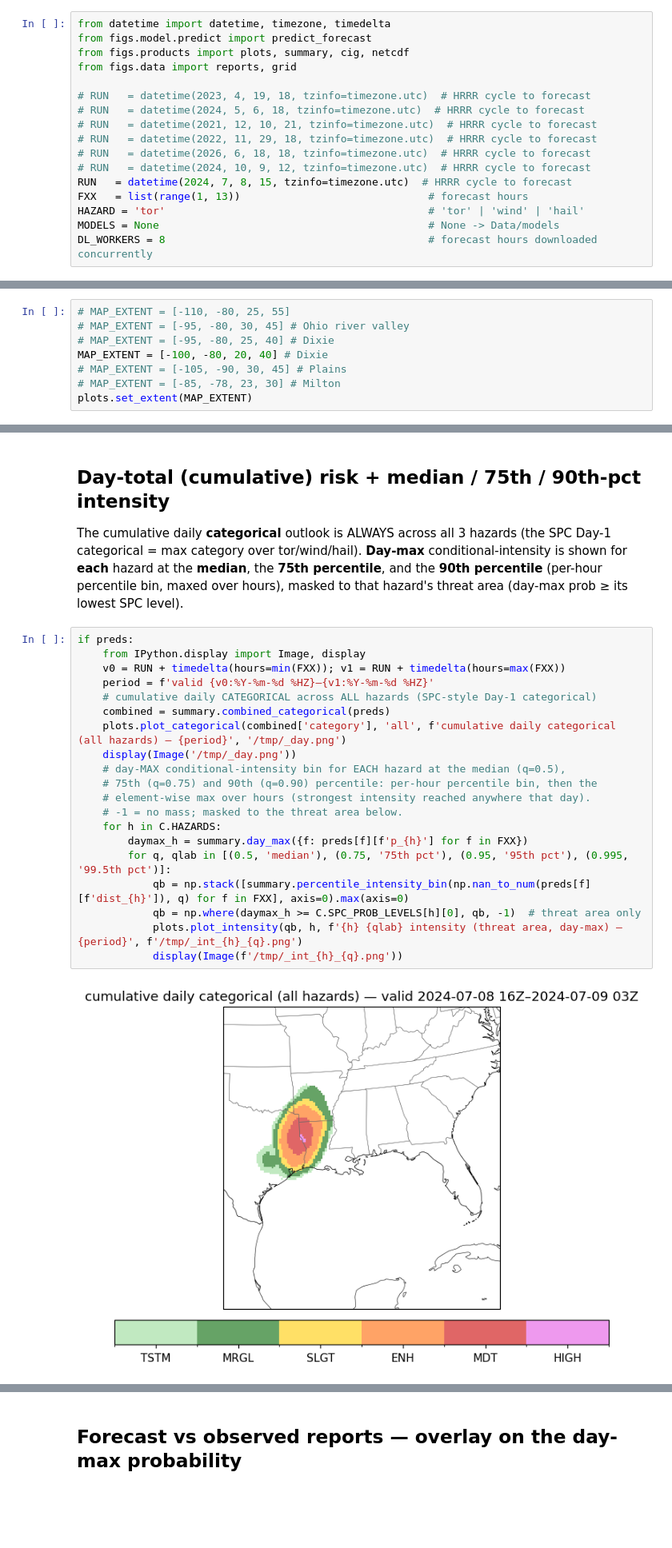
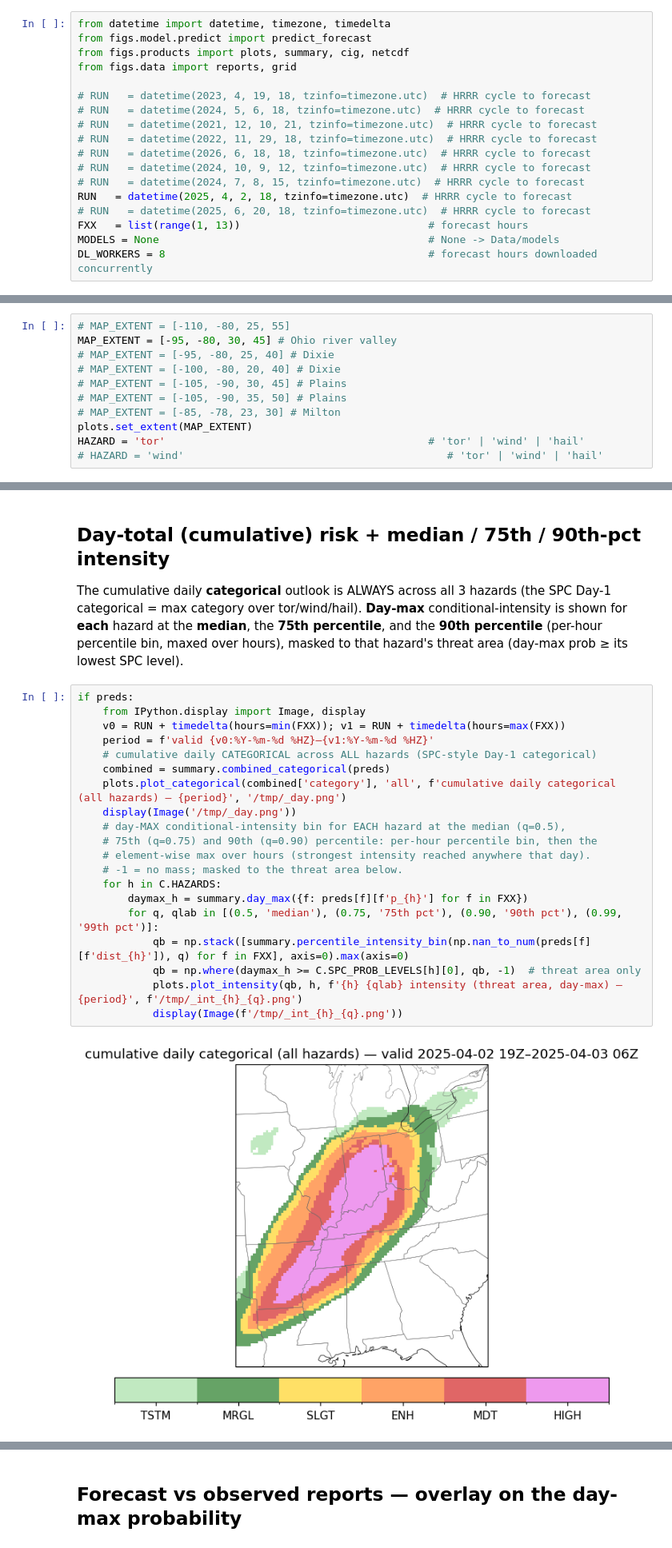
Before and after one commit to jwthiesing/FIGS, a Jupyter notebook: notebooks/01_case_analysis.ipynb, the cells around one changed output, grey strips where cells are left out. Shown at 80% size. Drawn from its saved outputs; the diff is of its cells as text; blank space fills up the shorter version.

```diff
--- a/notebooks/01_case_analysis.ipynb
+++ b/notebooks/01_case_analysis.ipynb
@@ -21,9 +21,10 @@ from figs.data import reports, grid
 # RUN   = datetime(2022, 11, 29, 18, tzinfo=timezone.utc)  # HRRR cycle to forecast
 # RUN   = datetime(2026, 6, 18, 18, tzinfo=timezone.utc)  # HRRR cycle to forecast
 # RUN   = datetime(2024, 10, 9, 12, tzinfo=timezone.utc)  # HRRR cycle to forecast
-RUN   = datetime(2024, 7, 8, 15, tzinfo=timezone.utc)  # HRRR cycle to forecast
+# RUN   = datetime(2024, 7, 8, 15, tzinfo=timezone.utc)  # HRRR cycle to forecast
+RUN   = datetime(2025, 4, 2, 18, tzinfo=timezone.utc)  # HRRR cycle to forecast
+# RUN   = datetime(2025, 6, 20, 18, tzinfo=timezone.utc)  # HRRR cycle to forecast
 FXX   = list(range(1, 13))                              # forecast hours
-HAZARD = 'tor'                                          # 'tor' | 'wind' | 'hail'
 MODELS = None                                           # None -> Data/models
 DL_WORKERS = 8                                          # forecast hours downloaded concurrently
 # %% [markdown]
@@ -49,12 +81,15 @@ in its own cell AFTER predict so you can re-tune the zoom and re-run just the pl
 without re-forecasting. `None` lets cartopy auto-fit the FIGS grid.
 # %%
 # MAP_EXTENT = [-110, -80, 25, 55]
-# MAP_EXTENT = [-95, -80, 30, 45] # Ohio river valley
+MAP_EXTENT = [-95, -80, 30, 45] # Ohio river valley
 # MAP_EXTENT = [-95, -80, 25, 40] # Dixie
-MAP_EXTENT = [-100, -80, 20, 40] # Dixie
+# MAP_EXTENT = [-100, -80, 20, 40] # Dixie
 # MAP_EXTENT = [-105, -90, 30, 45] # Plains
+# MAP_EXTENT = [-105, -90, 35, 50] # Plains
 # MAP_EXTENT = [-85, -78, 23, 30] # Milton
 plots.set_extent(MAP_EXTENT)
+HAZARD = 'tor'                                          # 'tor' | 'wind' | 'hail'
+# HAZARD = 'wind'                                          # 'tor' | 'wind' | 'hail'
 # %% [markdown]
 ## Per-forecast-hour SPC-style probability map
 # %%
@@ -78,22 +113,22 @@ The cumulative daily **categorical** outlook is ALWAYS across all 3 hazards (the
 # %%
 if preds:
     from IPython.display import Image, display
     v0 = RUN + timedelta(hours=min(FXX)); v1 = RUN + timedelta(hours=max(FXX))
     period = f'valid {v0:%Y-%m-%d %HZ}–{v1:%Y-%m-%d %HZ}'
     # cumulative daily CATEGORICAL across ALL hazards (SPC-style Day-1 categorical)
     combined = summary.combined_categorical(preds)
     plots.plot_categorical(combined['category'], 'all', f'cumulative daily categorical (all hazards) — {period}', '/tmp/_day.png')
     display(Image('/tmp/_day.png'))
     # day-MAX conditional-intensity bin for EACH hazard at the median (q=0.5),
     # 75th (q=0.75) and 90th (q=0.90) percentile: per-hour percentile bin, then the
     # element-wise max over hours (strongest intensity reached anywhere that day).
     # -1 = no mass; masked to the threat area below.
     for h in C.HAZARDS:
         daymax_h = summary.day_max({f: preds[f][f'p_{h}'] for f in FXX})
-        for q, qlab in [(0.5, 'median'), (0.75, '75th pct'), (0.95, '95th pct'), (0.995, '99.5th pct')]:
+        for q, qlab in [(0.5, 'median'), (0.75, '75th pct'), (0.90, '90th pct'), (0.99, '99th pct')]:
             qb = np.stack([summary.percentile_intensity_bin(np.nan_to_num(preds[f][f'dist_{h}']), q) for f in FXX], axis=0).max(axis=0)
             qb = np.where(daymax_h >= C.SPC_PROB_LEVELS[h][0], qb, -1)  # threat area only
             plots.plot_intensity(qb, h, f'{h} {qlab} intensity (threat area, day-max) — {period}', f'/tmp/_int_{h}_{q}.png')
             display(Image(f'/tmp/_int_{h}_{q}.png'))
 # %% [output]
-[figure, old version]
+[figure, new version]
```
Also changed, not shown: parts of 7 cells of this notebook, 1 other file.
